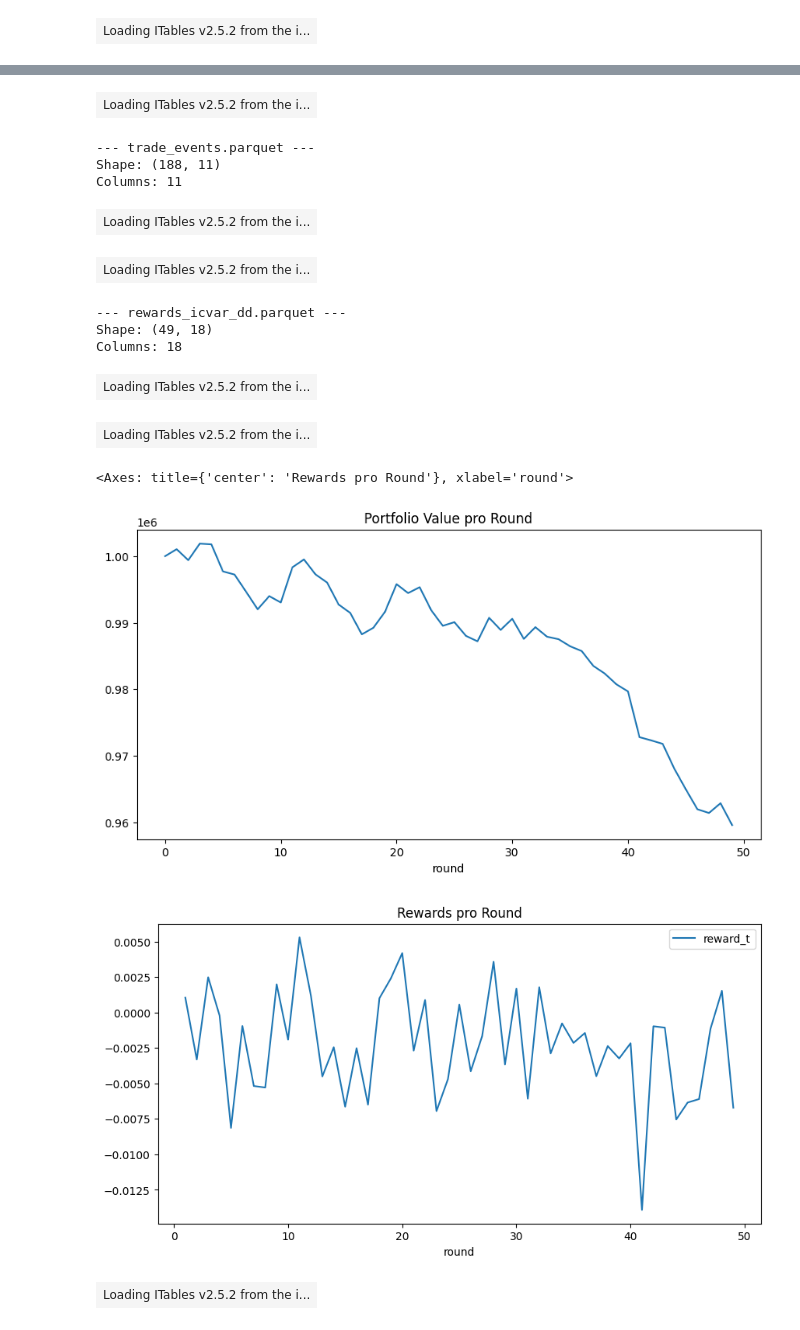
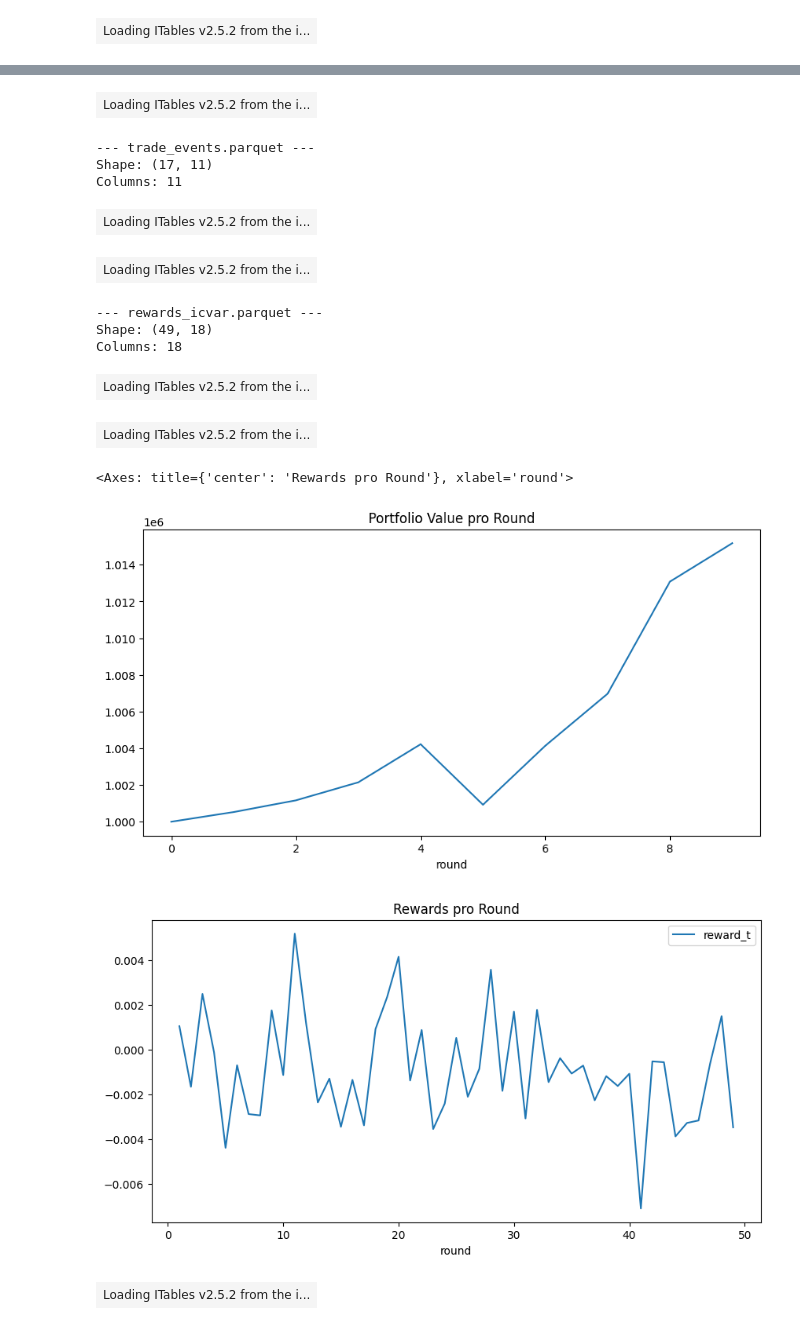
Before and after one commit to longrodeo/bachelorarbeit-drl-finance, a Jupyter notebook: notebooks/ploten_parquets_daten_check.ipynb, the cells around one changed output, grey strips where cells are left out. Drawn from its saved outputs; the diff is of its cells as text; code cells hidden in the pictures.

Commit message:
Tests für Reward Funktionen, Rewards nochmal von Hand geprüft, Normalsierung des Rewards, second cash guard im broker um - cash zu verhindern

```diff
--- a/notebooks/ploten_parquets_daten_check.ipynb
+++ b/notebooks/ploten_parquets_daten_check.ipynb
@@ -126,13 +126,13 @@ Columns: 1
 acc_demo = DATA_DIR / "accounting_demo"
 
 df_snap = load_and_info(acc_demo / "portfolio_snapshots.parquet")
-display(df_snap.head(80), df_snap.tail())
+display(df_snap.head(80), df_snap.tail(20))
 
 df_trades = load_and_info(acc_demo / "trade_events.parquet")
 display(df_trades.head(12), df_trades.tail(10))
 
-df_rewards = load_and_info(acc_demo / "rewards_icvar_dd.parquet")
-display(df_rewards.head(20), df_rewards.tail())
+df_rewards = load_and_info(acc_demo / "rewards_icvar.parquet")
+display(df_rewards.head(20), df_rewards.tail(20))
 
 # Plot Portfolio Value Verlauf
 df_snap.groupby("round")["portfolio_value_t"].mean().plot(
@@ -148,19 +148,19 @@ Shape: (400, 9)
 Columns: 9
 | Loading ITables v2.5.2 from the i... |
 | Loading ITables v2.5.2 from the i... |
 --- trade_events.parquet ---
-Shape: (188, 11)
+Shape: (17, 11)
 Columns: 11
 | Loading ITables v2.5.2 from the i... |
 | Loading ITables v2.5.2 from the i... |
---- rewards_icvar_dd.parquet ---
+--- rewards_icvar.parquet ---
 Shape: (49, 18)
 Columns: 18
 | Loading ITables v2.5.2 from the i... |
 | Loading ITables v2.5.2 from the i... |
 <Axes: title={'center': 'Rewards pro Round'}, xlabel='round'>
-[figure, old version]
+[figure, new version]
-[figure, old version]
+[figure, new version]
 # %%
 df_2015_01_02 = df_clean.xs("2015-01-02", level="date")
 df_2015_01_02.loc["SPY"].filter(like="moving_average")
```
Also changed, not shown: parts of 2 cells of this notebook, 14 other files.
